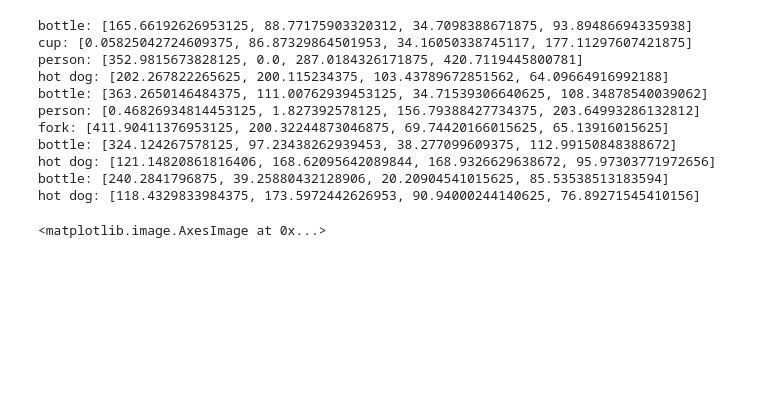
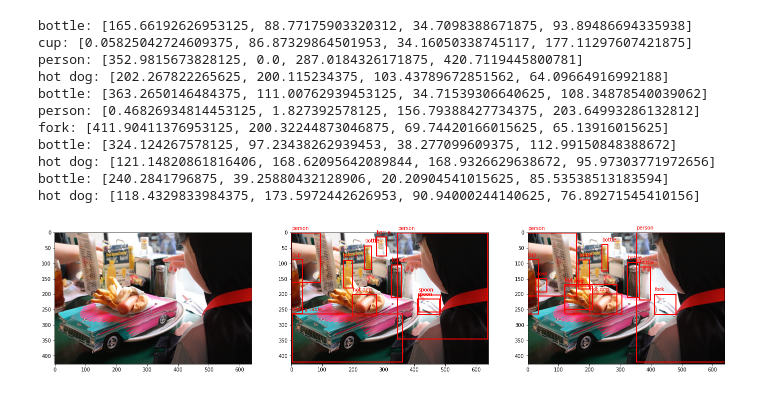
Before and after one commit to codespaghettifier/yolo_model_metrics, a Jupyter notebook: coco_exploration.ipynb, the cells around one changed output. Saved outputs shown, nothing was run; the diff lists cells and outputs as text; code cells hidden in the pictures; blank space fills up the shorter version.

```diff
--- a/coco_exploration.ipynb
+++ b/coco_exploration.ipynb
@@ -167,26 +167,23 @@ hot dog: [118.4329833984375, 173.5972442626953, 90.94000244140625, 76.8927154541
 # %%
 fig, ax = plt.subplots(1, 3)
 fig.set_size_inches(24, 8)
 
 ax[0].imshow(image)
 
 ax[1].imshow(image)
 for i in range(len(objects)):
     bbox = bounding_boxes[i]
     label = objects[i]
     rect = patches.Rectangle((bbox[0], bbox[1]), bbox[2], bbox[3], linewidth=2, edgecolor='r', facecolor='none')
     ax[1].add_patch(rect)
     ax[1].text(bbox[0], bbox[1] - 10, label, color='r')
 
 ax[2].imshow(image)
 for i in range(len(predicted_objects)):
     bbox = predicted_bounding_boxes[i]
     label = predicted_objects[i]
     rect = patches.Rectangle((bbox[0], bbox[1]), bbox[2], bbox[3], linewidth=2, edgecolor='r', facecolor='none')
     ax[2].add_patch(rect)
     ax[2].text(bbox[0], bbox[1] - 10, label, color='r')
-
-
-plt.imshow(image)
 # %% [output]
-<matplotlib.image.AxesImage at 0x...>
+[figure, added]
```
Also changed, not shown: parts of 3 cells of this notebook.
